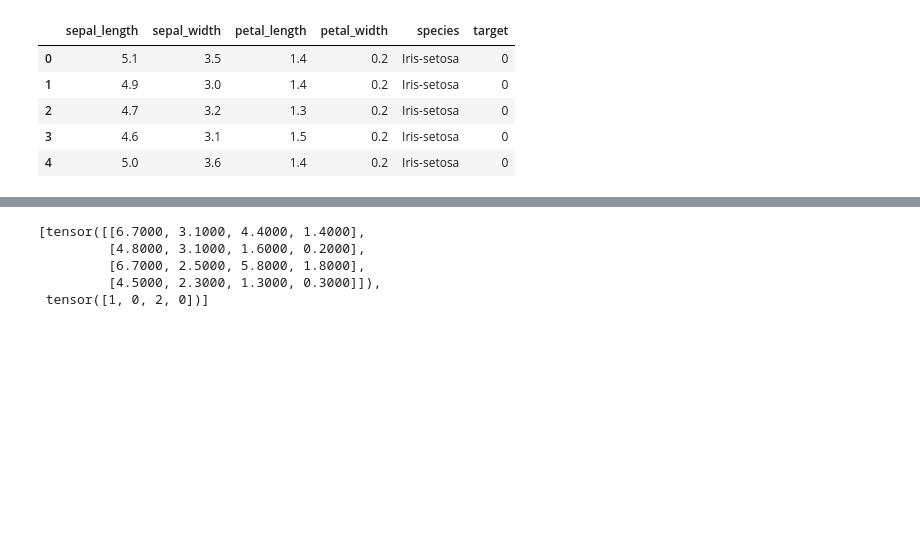
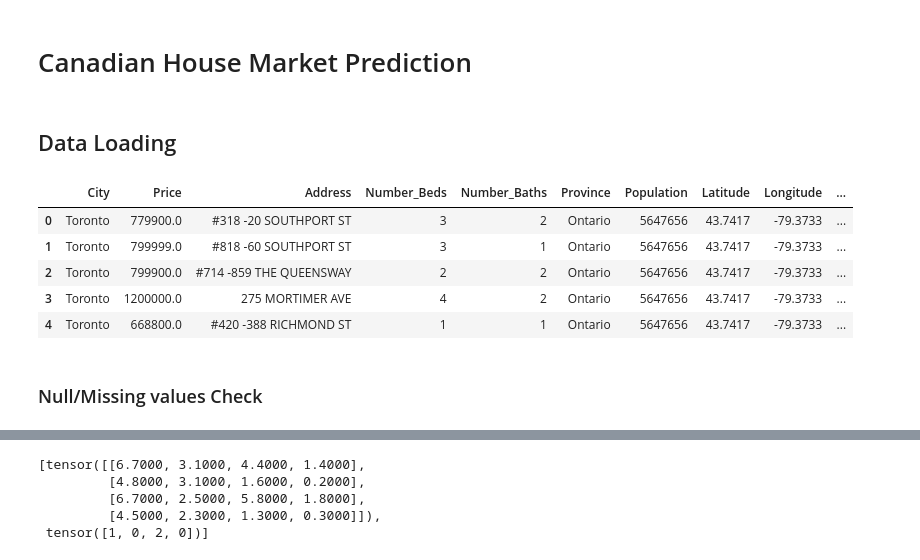
Before and after one commit to sandeepv6/house-prediction-tool, a Jupyter notebook: model/my_model.ipynb, the cells around one changed output, grey strips where cells are left out. Cells and saved outputs as stored; diff of their text form; code cells hidden in the pictures; blank space fills up the shorter version.

Commit message:
Data Prep and Visualization sections pushed

```diff
--- a/model/my_model.ipynb
+++ b/model/my_model.ipynb
@@ -1,21 +1,35 @@
+# %% [markdown]
+# Canadian House Market Prediction
+# %% [markdown]
+## Data Loading
 # %%
+import pandas as pd
+import matplotlib
+import matplotlib.pyplot as plt
+import seaborn as sns
+import numpy as np
+import torch
+import torch.nn.functional as F
+from torch.utils.data import DataLoader, TensorDataset, random_split
 import pandas as pd
 import warnings
 warnings.filterwarnings('ignore')
 
-df = pd.read_csv('datasets/IRIS.csv')
+df = pd.read_csv('datasets/houselistings.csv', encoding='latin1')
 
-df['target'] = df['species'].replace({
+""" df['target'] = df['species'].replace({
     'Iris-setosa': 0,
     'Iris-versicolor': 1,
     'Iris-virginica': 2
-})
+}) """
 
 df.head()
 # %% [output]
-|  | sepal_length | sepal_width | petal_length | petal_width | species | target |
-| 0 | 5.1 | 3.5 | 1.4 | 0.2 | Iris-setosa | 0 |
-| 1 | 4.9 | 3.0 | 1.4 | 0.2 | Iris-setosa | 0 |
-| 2 | 4.7 | 3.2 | 1.3 | 0.2 | Iris-setosa | 0 |
-| 3 | 4.6 | 3.1 | 1.5 | 0.2 | Iris-setosa | 0 |
-| 4 | 5.0 | 3.6 | 1.4 | 0.2 | Iris-setosa | 0 |
+|  | City | Price | Address | Number_Beds | Number_Baths | Province | Population | Latitude | Longitude | ... |
+| 0 | Toronto | 779900.0 | #318 -20 SOUTHPORT ST | 3 | 2 | Ontario | 5647656 | 43.7417 | -79.3733 | ... |
+| 1 | Toronto | 799999.0 | #818 -60 SOUTHPORT ST | 3 | 1 | Ontario | 5647656 | 43.7417 | -79.3733 | ... |
+| 2 | Toronto | 799900.0 | #714 -859 THE QUEENSWAY | 2 | 2 | Ontario | 5647656 | 43.7417 | -79.3733 | ... |
+| 3 | Toronto | 1200000.0 | 275 MORTIMER AVE | 4 | 2 | Ontario | 5647656 | 43.7417 | -79.3733 | ... |
+| 4 | Toronto | 668800.0 | #420 -388 RICHMOND ST | 1 | 1 | Ontario | 5647656 | 43.7417 | -79.3733 | ... |
+# %% [markdown]
+### Null/Missing values Check
```
Also changed, not shown: parts of 17 cells of this notebook, 1 other file.
